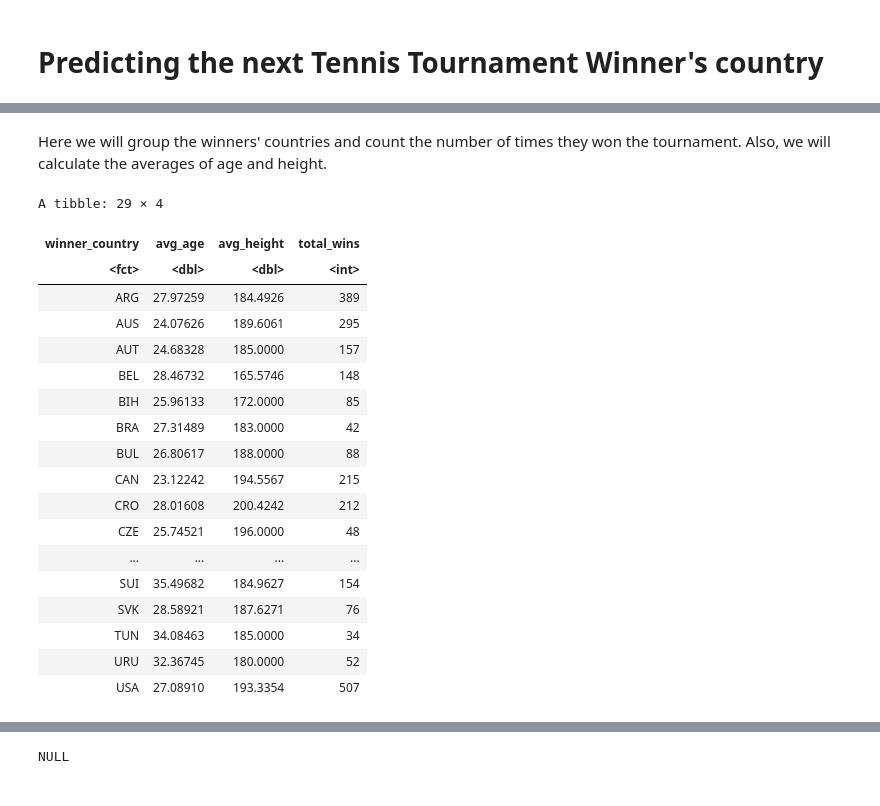
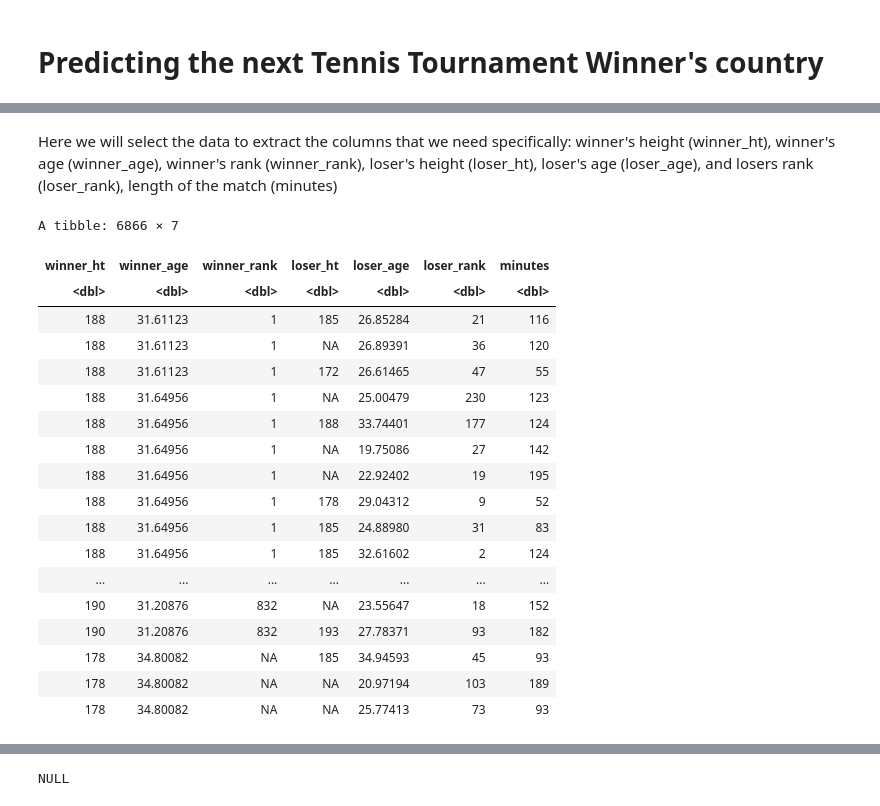
Before and after one commit to Ramnik2003/starting-dsci, a Jupyter notebook: GPP3.ipynb, the cells around one changed output, grey strips where cells are left out. Drawn from its saved outputs; the diff is of its cells as text; code cells hidden in the pictures.

```diff
--- a/GPP3.ipynb
+++ b/GPP3.ipynb
@@ -58,33 +76,31 @@ dbl (34): ...1, draw_size, tourney_date, match_num, winner_id, winner_ht, wi...
 # %% [markdown]
-Here we will group the winners' countries and count the number of times they won the tournament. Also, we will calculate the averages of age and height.
+Here we will select the data to extract the columns that we need specifically: winner's height (winner_ht), winner's age (winner_age), winner's rank (winner_rank), loser's height (loser_ht), loser's age (loser_age), and losers rank (loser_rank), length of the match (minutes)
 # %%
-# Group winners by country and calculate statistics
-winner_stats <- tournament_players |>
-  group_by(winner_country) |>
-  summarize(avg_age = mean(winner_age, na.rm = TRUE),
-            avg_height = mean(winner_ht, na.rm = TRUE),
-            total_wins = n())|>
-filter(!is.na(avg_height))|>
-filter(total_wins>30)
-winner_stats
+# Select the predictive variable and our predictors
+
+opponent_stats <- tennis_players |>
+    select(winner_ht, winner_age, winner_rank, loser_ht, loser_age, loser_rank, minutes) |>
+    arrange(winner_rank)
+
+opponent_stats
 # %% [output]
-A tibble: 29 × 4
+A tibble: 6866 × 7
-| winner_country | avg_age | avg_height | total_wins |
-| <fct> | <dbl> | <dbl> | <int> |
-| ARG | 27.97259 | 184.4926 | 389 |
-| AUS | 24.07626 | 189.6061 | 295 |
-| AUT | 24.68328 | 185.0000 | 157 |
-| BEL | 28.46732 | 165.5746 | 148 |
-| BIH | 25.96133 | 172.0000 | 85 |
-| BRA | 27.31489 | 183.0000 | 42 |
-| BUL | 26.80617 | 188.0000 | 88 |
-| CAN | 23.12242 | 194.5567 | 215 |
-| CRO | 28.01608 | 200.4242 | 212 |
-| CZE | 25.74521 | 196.0000 | 48 |
-| ... | ... | ... | ... |
-| SUI | 35.49682 | 184.9627 | 154 |
-| SVK | 28.58921 | 187.6271 | 76 |
-| TUN | 34.08463 | 185.0000 | 34 |
-| URU | 32.36745 | 180.0000 | 52 |
-| USA | 27.08910 | 193.3354 | 507 |
+| winner_ht | winner_age | winner_rank | loser_ht | loser_age | loser_rank | minutes |
+| <dbl> | <dbl> | <dbl> | <dbl> | <dbl> | <dbl> | <dbl> |
+| 188 | 31.61123 | 1 | 185 | 26.85284 | 21 | 116 |
+| 188 | 31.61123 | 1 | NA | 26.89391 | 36 | 120 |
+| 188 | 31.61123 | 1 | 172 | 26.61465 | 47 | 55 |
+| 188 | 31.64956 | 1 | NA | 25.00479 | 230 | 123 |
+| 188 | 31.64956 | 1 | 188 | 33.74401 | 177 | 124 |
+| 188 | 31.64956 | 1 | NA | 19.75086 | 27 | 142 |
+| 188 | 31.64956 | 1 | NA | 22.92402 | 19 | 195 |
+| 188 | 31.64956 | 1 | 178 | 29.04312 | 9 | 52 |
+| 188 | 31.64956 | 1 | 185 | 24.88980 | 31 | 83 |
+| 188 | 31.64956 | 1 | 185 | 32.61602 | 2 | 124 |
+| ... | ... | ... | ... | ... | ... | ... |
+| 190 | 31.20876 | 832 | NA | 23.55647 | 18 | 152 |
+| 190 | 31.20876 | 832 | 193 | 27.78371 | 93 | 182 |
+| 178 | 34.80082 | NA | 185 | 34.94593 | 45 | 93 |
+| 178 | 34.80082 | NA | NA | 20.97194 | 103 | 189 |
+| 178 | 34.80082 | NA | NA | 25.77413 | 73 | 93 |
 # %% [markdown]
```
Also changed, not shown: parts of 9 cells of this notebook, 3 other files.
